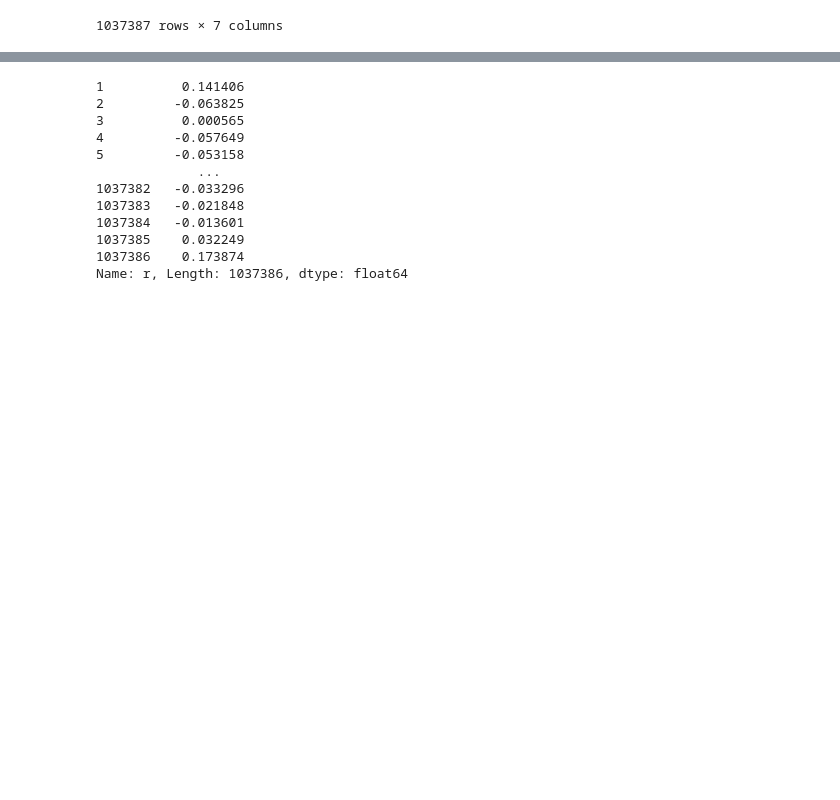
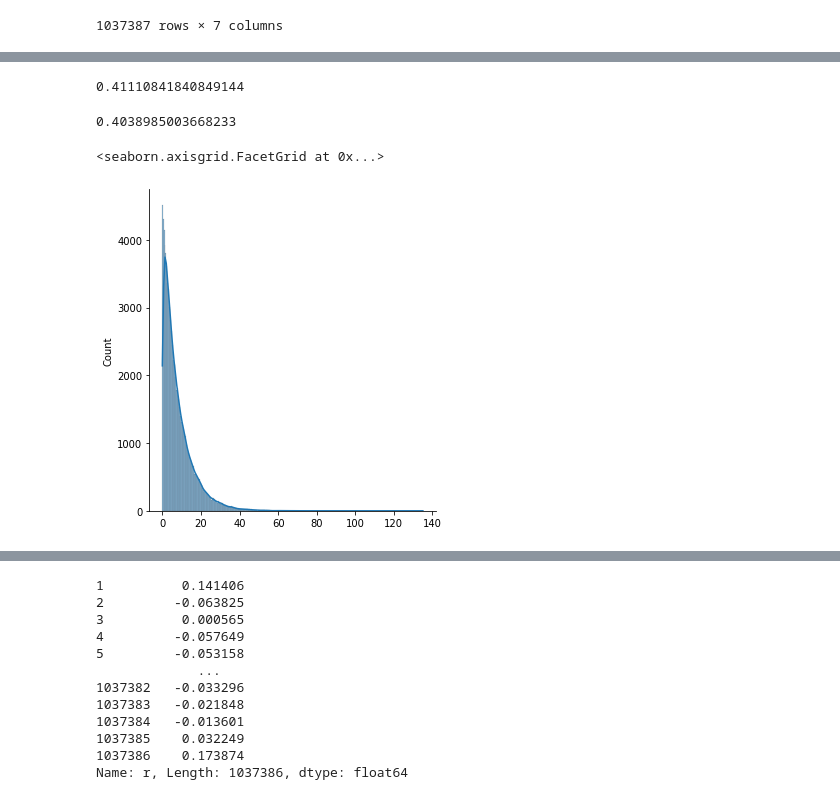
Before and after one commit to shivams289/Kaggle-Projects, a Jupyter notebook: Option_strats/Strategy_thursday_return _dist.ipynb, the cells around one changed output, grey strips where cells are left out. Saved outputs shown, nothing was run; the diff lists cells and outputs as text; code cells hidden in the pictures; blank space fills up the shorter version.

```diff
--- a/Option_strats/Strategy_thursday_return _dist.ipynb
+++ b/Option_strats/Strategy_thursday_return _dist.ipynb
@@ -43,0 +69,19 @@ nifty['dayofweek'] = nifty.date.dt.dayofweek
+# %%
+#percent times nifty trades below -11% of high
+df[df['drawdown']<=-11].shape[0]/df.shape[0]
+# %% [output]
+0.41110841840849144
+# %%
+#percent times bank nifty trades below -11% of high
+nifty[nifty['drawdown']<=-11].shape[0]/df.shape[0]
+# %% [output]
+0.4038985003668233
+# %%
+#This a how an exponential distribution looks
+#scale = beta = 1/lambda
+x = np.random.exponential(scale=8, size=100000)
+
+sns.displot(x, kde = True)
+# %% [output]
+<seaborn.axisgrid.FacetGrid at 0x...>
+[figure, added]
```
Also changed, not shown: parts of 19 cells of this notebook.
